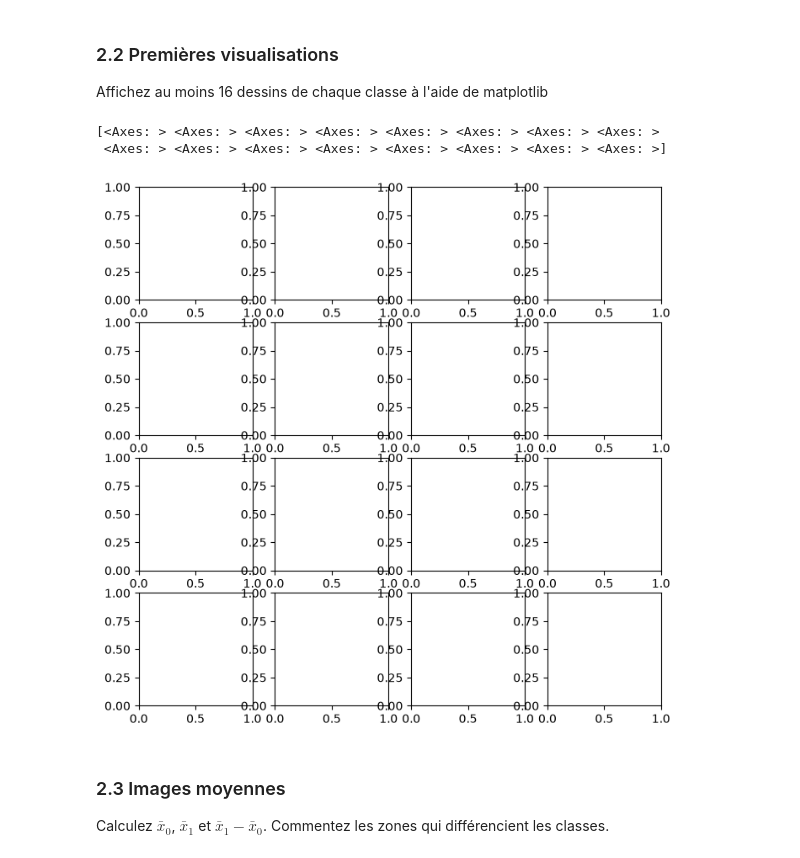
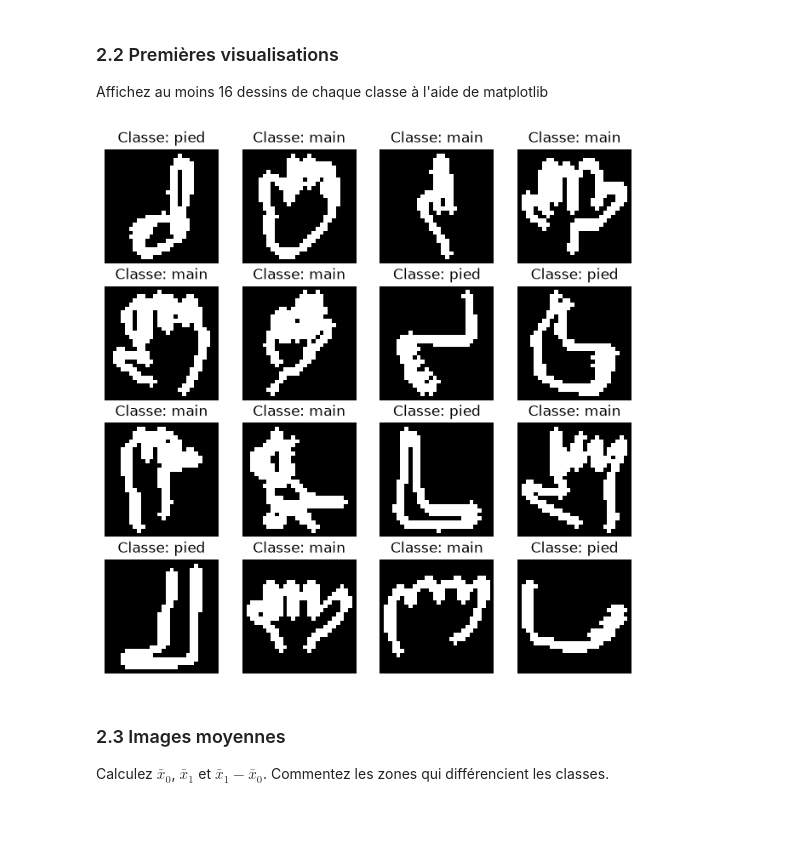
Before and after one commit to momo67-coder/Projet-MDC-2026, a Jupyter notebook: projet-python/Projet_QuickDraw_Sujet.ipynb, the cells around one changed output. Saved outputs shown, nothing was run; the diff lists cells and outputs as text; code cells hidden in the pictures; blank space fills up the shorter version.

```diff
--- a/projet-python/Projet_QuickDraw_Sujet.ipynb
+++ b/projet-python/Projet_QuickDraw_Sujet.ipynb
@@ -215,16 +217,16 @@ Affichez au moins 16 dessins de chaque classe à l'aide de matplotlib
 # %%
 # TODO — afficher au moins 16 exemples de chaque classe
 fig, axes = plt.subplots(4, 4, figsize=(8, 8))
 axes = axes.flatten()
-print(Ximg.shape)
-for i in range(16):
-    axes[i].imshow(Ximg[i], cmap="gray")
-    axes[i].set_title(f"Classe {y[i]}")
-    axes[i].axis("off")
+for i in range(16): #affiche les 16 premiers images
+    classe = 'main'
+    if y[i] != 0 :
+        classe = 'pied'
+    axes[i].imshow(Ximg[i],cmap = 'grey')#plt.imshow est utilise pour afficher des images contrairement a plt.plot, ce qu'il fait : valeurs proche de 0 = noir, valeurs maximales(255) = blanc
+    axes[i].set_title(f"Classe: {classe}")
+    axes[i].axis('off')
 # %% [output]
-[<Axes: > <Axes: > <Axes: > <Axes: > <Axes: > <Axes: > <Axes: > <Axes: >
- <Axes: > <Axes: > <Axes: > <Axes: > <Axes: > <Axes: > <Axes: > <Axes: >]
-[figure, old version]
+[figure, new version]
 # %% [markdown]
 ### 2.3 Images moyennes
 
```
Also changed, not shown: parts of 3 cells of this notebook.
